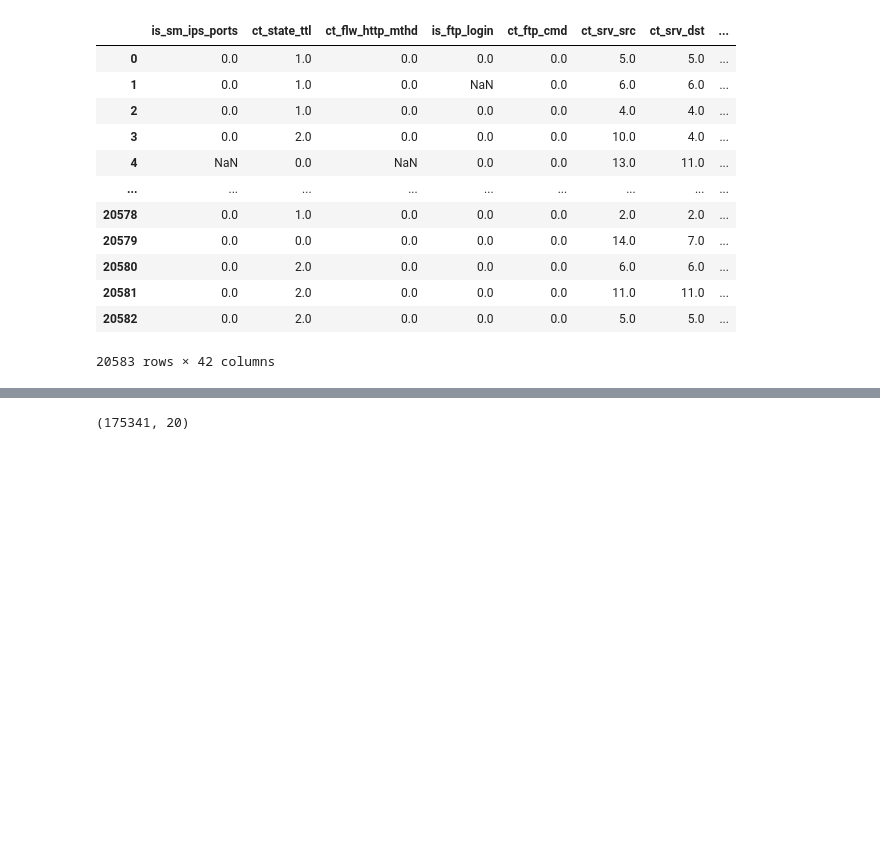
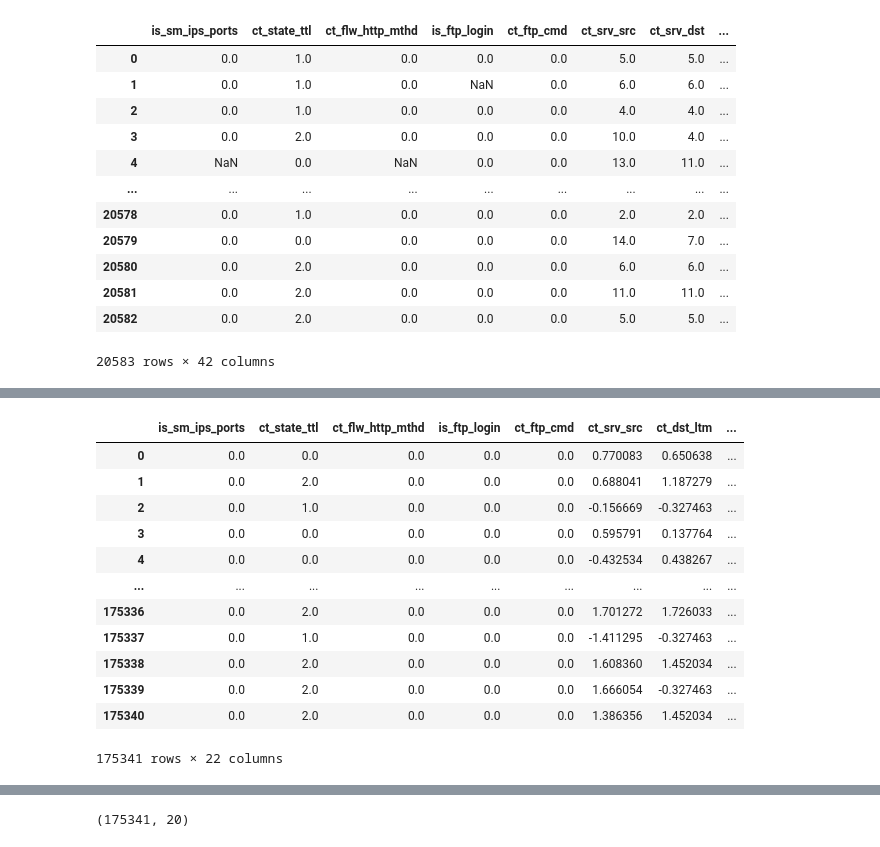
Before and after one commit to FrancescoMichael/Tubes2-AI, a Jupyter notebook: test.ipynb, the cells around one changed output, grey strips where cells are left out. Drawn from its saved outputs; the diff is of its cells as text; code cells hidden in the pictures; blank space fills up the shorter version.

```diff
--- a/test.ipynb
+++ b/test.ipynb
@@ -181,3 +320,19 @@ for column in df_numeric.columns:
+# %%
+df_train_dropped
+# %% [output]
+|  | is_sm_ips_ports | ct_state_ttl | ct_flw_http_mthd | is_ftp_login | ct_ftp_cmd | ct_srv_src | ct_dst_ltm | ... |
+| 0 | 0.0 | 0.0 | 0.0 | 0.0 | 0.0 | 0.770083 | 0.650638 | ... |
+| 1 | 0.0 | 2.0 | 0.0 | 0.0 | 0.0 | 0.688041 | 1.187279 | ... |
+| 2 | 0.0 | 1.0 | 0.0 | 0.0 | 0.0 | -0.156669 | -0.327463 | ... |
+| 3 | 0.0 | 0.0 | 0.0 | 0.0 | 0.0 | 0.595791 | 0.137764 | ... |
+| 4 | 0.0 | 0.0 | 0.0 | 0.0 | 0.0 | -0.432534 | 0.438267 | ... |
+| ... | ... | ... | ... | ... | ... | ... | ... | ... |
+| 175336 | 0.0 | 2.0 | 0.0 | 0.0 | 0.0 | 1.701272 | 1.726033 | ... |
+| 175337 | 0.0 | 1.0 | 0.0 | 0.0 | 0.0 | -1.411295 | -0.327463 | ... |
+| 175338 | 0.0 | 2.0 | 0.0 | 0.0 | 0.0 | 1.608360 | 1.452034 | ... |
+| 175339 | 0.0 | 2.0 | 0.0 | 0.0 | 0.0 | 1.666054 | -0.327463 | ... |
+| 175340 | 0.0 | 2.0 | 0.0 | 0.0 | 0.0 | 1.386356 | 1.452034 | ... |
+175341 rows × 22 columns
 # %%
 X = df_train.drop("attack_cat", axis = 1)
 y = df_train["attack_cat"]
```
Also changed, not shown: parts of 21 cells of this notebook.
